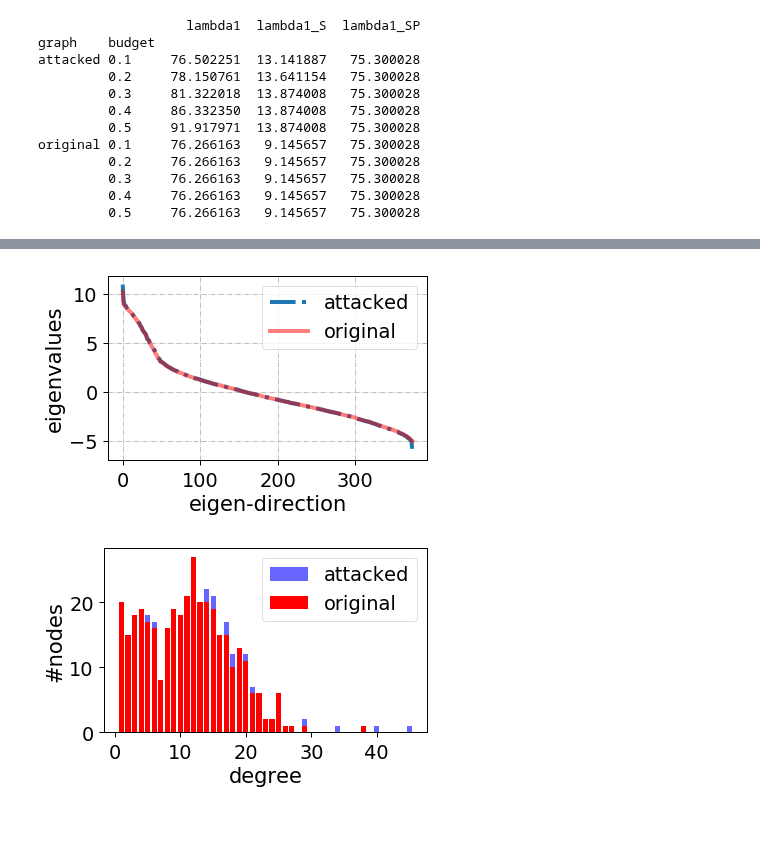
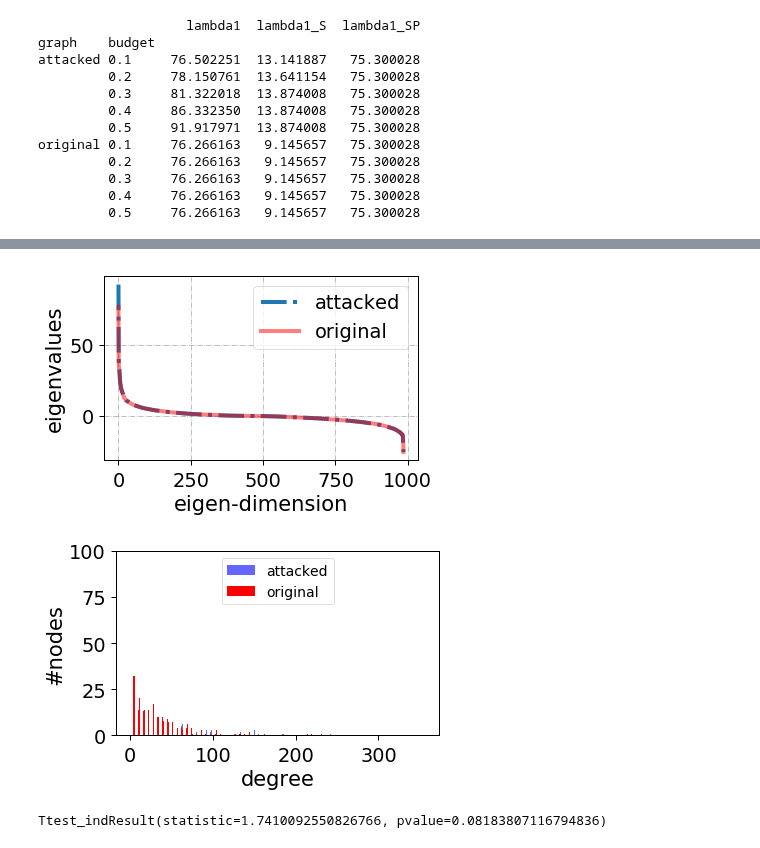
Before and after one commit to marsplus/attack-graph-code, a Jupyter notebook: src/data-analysis.ipynb, the cells around one changed output, grey strips where cells are left out. Cells and saved outputs as stored; diff of their text form; code cells hidden in the pictures; blank space fills up the shorter version.

```diff
--- a/src/data-analysis.ipynb
+++ b/src/data-analysis.ipynb
@@ -367,9 +230,10 @@ original 0.1      0.580952
 ### the largest eigenvalue of G as the attacker's budget increases ###
 
 graph_type = 'Email'
-numExp = 1
+numExp = 1 if graph_type in ['Email', 'Airport', 'Protein'] else 30
+graph_weight = 'unweighted'
 mode = 'min_eigcent_SP'
-folder = '../result/unweighted/{}'.format(mode)
+folder = '../result/{}/{}'.format(graph_weight, mode)
 Key = 'equalAlpha'
 graph_name = ['original', 'attacked']
 
@@ -450,14 +322,17 @@ original 0.1          419
 # %%
 ### the spectra before/after attack ###
 
-graph_type = 'Small-World'
-numExp = 30
+graph_type = 'Email'
+numExp = 1 if graph_type in ['Email', 'Airport', 'Protein'] else 30
+graph_weight = 'unweighted'
 mode = 'min_eigcent_SP'
-folder = '../result/unweighted/{}'.format(mode)
+folder = '../result/{}/{}'.format(graph_weight, mode)
 Key = 'equalAlpha'
 graph_name = ['original', 'attacked']
 budget = 0.5
-exp = 10
+exp = 0
+# 1489618.0
+
 
 with open(os.path.join(folder, '{}_numExp_{}_attacked_graphs_{}.p'.format(graph_type, numExp, Key)), 'rb') as fid:
     data = pickle.load(fid)
@@ -475,41 +350,54 @@ plt.plot(x, ret['original'], label='original', linewidth=4, alpha=0.5, color='r'
 plt.legend()
 plt.grid(linestyle='-.')
 plt.ylabel('eigenvalues')
-plt.xlabel('eigen-direction')
+plt.xlabel('eigen-dimension')
 plt.tight_layout()
+plt.savefig('../result/figure/{}/{}_{}_eigen.pdf'.format(graph_weight, graph_type, Key))
 # %% [output]
-[figure, old version]
+[figure, new version]
 # %%
 ### the degree distributioin before/after attack ###
 import collections
 
-graph_type = 'BTER'
-numExp = 30
+graph_type = 'Email'
+numExp = 1 if graph_type in ['Email', 'Airport', 'Protein'] else 30
 mode = 'min_eigcent_SP'
-folder = '../result/unweighted/{}'.format(mode)
+graph_weight = 'unweighted'
+folder = '../result/{}/{}'.format(graph_weight, mode)
 Key = 'equalAlpha'
 graph_name = ['attacked', 'original']
 budget = 0.5
-exp = 10
+exp = 0 if graph_type in ['Email', 'Airport', 'Protein'] else 10
+# 1489618.0
+
 
 with open(os.path.join(folder, '{}_numExp_{}_attacked_graphs_{}.p'.format(graph_type, numExp, Key)), 'rb') as fid:
     data = pickle.load(fid)
 
-plt.figure()
+plt.figure(figsize=(6,4))
 deg_dist = {'attacked': None, 'original': None}
 for gn in graph_name:
     G = data[budget][exp][gn]
-    degree_sequence = sorted([d for n, d in G.degree()], reverse=True)
+#     degree_sequence = sorted([d for n, d in G.degree()], reverse=True)
+    deg_seq = nx.adjacency_matrix(G).todense() * np.matrix(np.ones((len(G), 1)))
+    deg_seq = [item[0, 0] for item in deg_seq]
+    degree_sequence = sorted(deg_seq, reverse=True)
     degreeCount = collections.Counter(degree_sequence)
     deg, cnt = zip(*degreeCount.items())
-    deg_dist[gn] = np.array(cnt) / np.sum(cnt)
+#     deg_dist[gn] = np.array(cnt) / np.sum(cnt)
+    deg_dist[gn] = deg_seq
     if gn == 'attacked':
-        plt.bar(deg, cnt, width=0.8, color='b', alpha=0.6, label='attacked')
+        plt.bar(deg, cnt, width=0.3, color='b', alpha=0.6, align='edge', label='attacked')
     else:
-        plt.bar(deg, cnt, width=0.8, color='r', label='original')
-plt.legend()
+        plt.bar(deg, cnt, width=0.3, color='r', align='edge', label='original')
+plt.legend(loc='upper center', fontsize=14)
 plt.ylabel('#nodes')
 plt.xlabel('degree')
 plt.tight_layout()
+# plt.savefig('../result/figure/{}/{}_{}_deg.pdf'.format(graph_weight, graph_type, Key))
 # %% [output]
-[figure, old version]
+[figure, new version]
+# %%
+sci.stats.ttest_ind(deg_dist['attacked'], deg_dist['original'])
+# %% [output]
+Ttest_indResult(statistic=1.7410092550826766, pvalue=0.08183807116794836)
```
Also changed, not shown: parts of 17 cells of this notebook, 5 other files.
